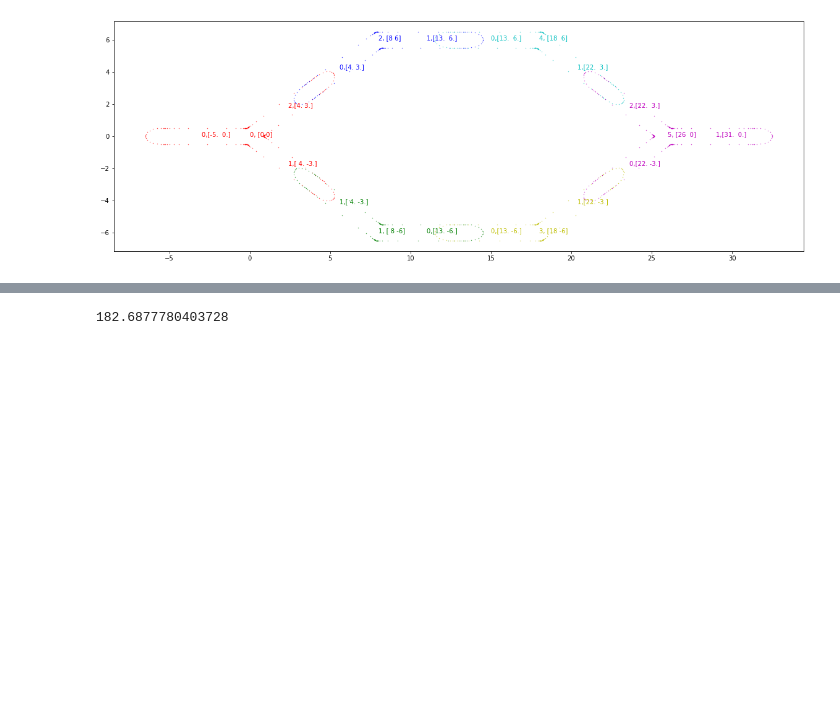
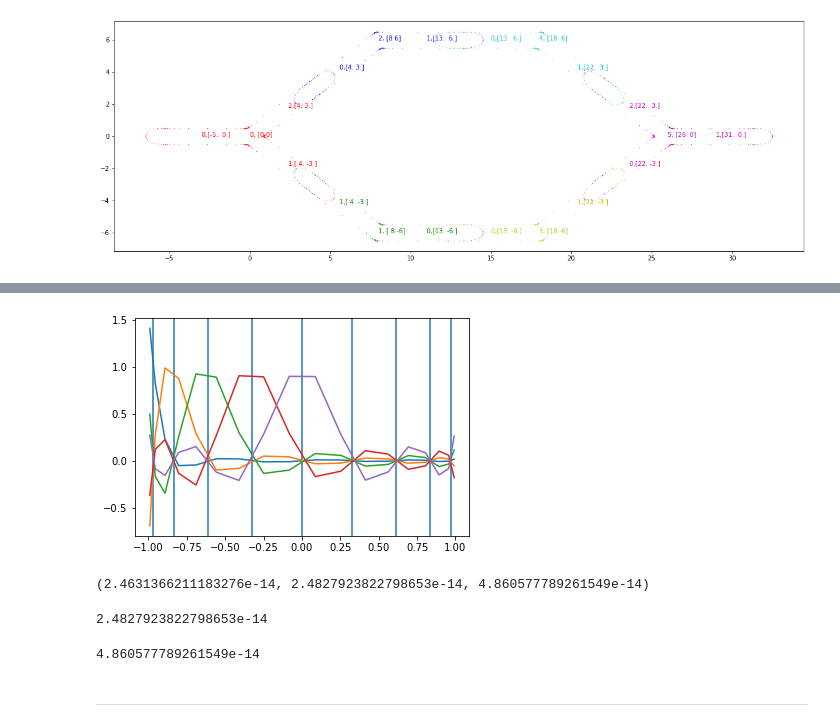
Before and after one commit to WangHaiYang874/stokes2d, a Jupyter notebook: exp1/demo.ipynb, the cells around one changed output, grey strips where cells are left out. Saved outputs shown, nothing was run; the diff lists cells and outputs as text; code cells hidden in the pictures; blank space fills up the shorter version.

```diff
--- a/exp1/demo.ipynb
+++ b/exp1/demo.ipynb
@@ -1,3 +1,6 @@
+# %%
+import matlab.engine
+eng = matlab.engine.start_matlab()
 # %%
 import sys
 sys.path.insert(0,'../src/')
@@ -39,17 +32,0 @@ pipe.mat_vec.build_k()
-# %%
-for i,(p, targets_index) in enumerate(zip(panels,pairs)):
-
-    targets = pipe.t[targets_index]
-
-    panel_index_start = i*p.n
-    panel_index_end = (i+1)*p.n
-
-    k1,k2 = p._build_for_targets(targets)
-
-    for i1,i2 in enumerate(targets_index):
-
-        spares_k1_modify[i2,panel_index_start:panel_index_end] = k1[i1]
-        spares_k2_modify[i2,panel_index_start:panel_index_end] = k2[i1]
-
-        spares_k1_original[i2,panel_index_start:panel_index_end] = pipe.mat_vec.K1[i2,panel_index_start:panel_index_end]
-        spares_k2_original[i2,panel_index_start:panel_index_end] = pipe.mat_vec.K2[i2,panel_index_start:panel_index_end]
@@ -95,4 +32,0 @@ array([ 0.00000000e+00-0.00000000e+00j,  0.00000000e+00-3.53394965e-17j,
-# %%
-np.linalg.norm(k2_modified - pipe.mat_vec.K2)
-# %% [output]
-182.6877780403728
@@ -98,0 +38,3 @@ np.linalg.norm(k2_modified - pipe.mat_vec.K2)
+# %%
+for p in panels:
+    p._build(eng)
@@ -98,0 +140,18 @@ np.linalg.norm(k2_modified - pipe.mat_vec.K2)
+# %%
+e0,e1,e2 = build_p(p)
+# %% [output]
+[figure, added]
+# %%
+np.linalg.norm(e0), np.linalg.norm(e1), np.linalg.norm(e2)
+# %% [output]
+(2.4631366211183276e-14, 2.4827923822798653e-14, 4.860577789261549e-14)
+# %%
+np.linalg.norm(e1)
+# %% [output]
+2.4827923822798653e-14
+# %%
+np.linalg.norm(e2)
+# %% [output]
+4.860577789261549e-14
+# %% [markdown]
+-----
```
Also changed, not shown: parts of 34 cells of this notebook, 3 other files.
